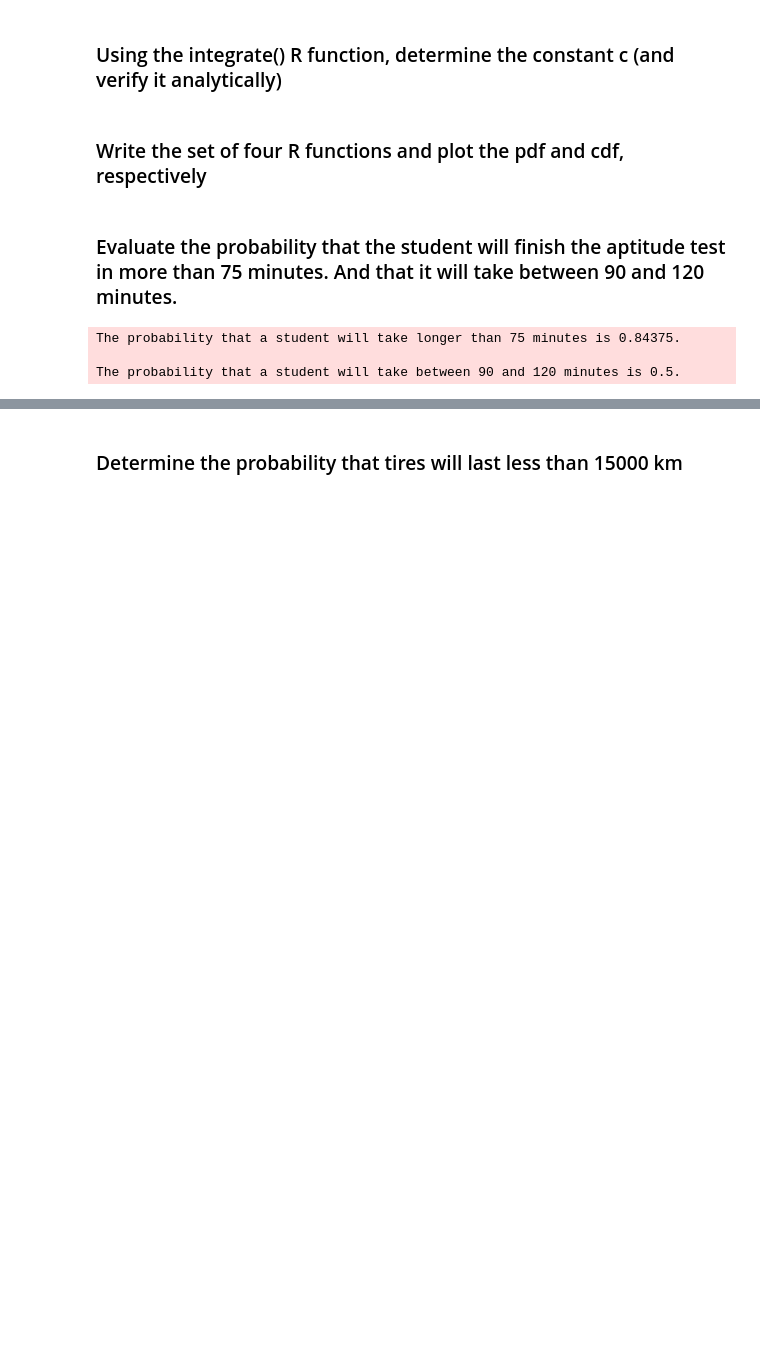
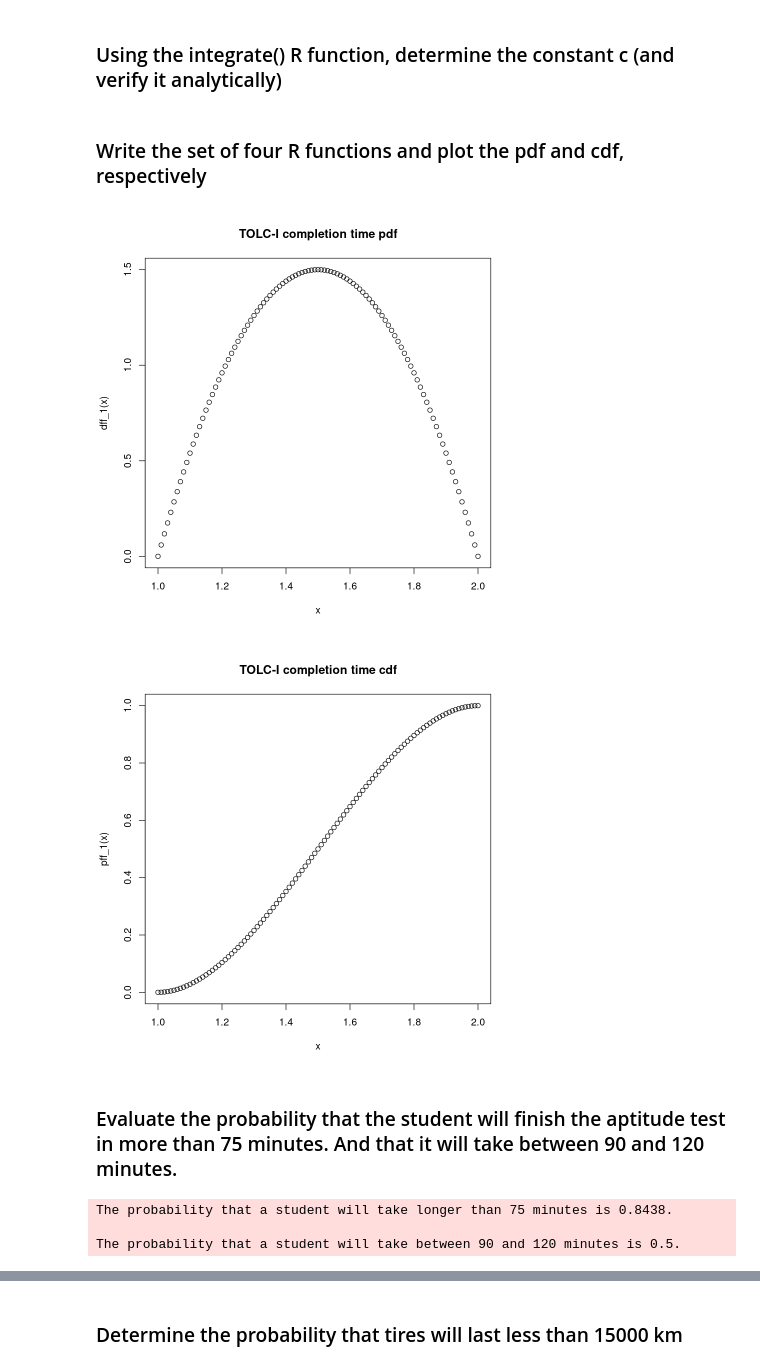
Before and after one commit to eigen-carmona/AdvStats, a Jupyter notebook: lab2/ex2.ipynb, the cells around one changed output, grey strips where cells are left out. Cells and saved outputs as stored; diff of their text form; code cells hidden in the pictures; blank space fills up the shorter version.

```diff
--- a/lab2/ex2.ipynb
+++ b/lab2/ex2.ipynb
@@ -142,13 +149,29 @@ pff <- function(t){integrate(dff,1,t)$value}
+# %%
+dff_1 <- function(t){c_num*g(t)}
+pff_1 <- function(t){9*t**2-12*t+5-2*t**3}
+qff_1 <-function(t){
+    roots <- polyroot(c(5-t,-12,9,-2))
+    good_root_index <- Re(roots) >= 1 & Re(roots) <= 2
+    return(Re(roots[good_root_index]))
+    }
+rff_1 <- function(n){qff_1(runif(n))}
+# %%
+x <- seq(1,2,0.01)
+plot(x,dff_1(x),main = 'TOLC-I completion time pdf')
+plot(x,pff_1(x),main = 'TOLC-I completion time cdf')
+# %% [output]
+[figure, added]
+[figure, added]
 # %% [markdown]
 ### Evaluate the probability that the student will finish the aptitude test in more than 75 minutes. And that it will take between 90 and 120 minutes.
 # %%
-p_gt_75 <- 1 - pff(1.25)
-p_bt_90_120 <- pff(2) - pff(1.5)
+p_gt_75 <- 1 - pff_1(1.25)
+p_bt_90_120 <- pff_1(2) - pff_1(1.5)
 
-message('The probability that a student will take longer than 75 minutes is ',p_gt_75,'.')
-message('The probability that a student will take between 90 and 120 minutes is ',p_bt_90_120,'.')
+message('The probability that a student will take longer than 75 minutes is ',round(p_gt_75,4),'.')
+message('The probability that a student will take between 90 and 120 minutes is ',round(p_bt_90_120,4),'.')
 # %% [output]
-The probability that a student will take longer than 75 minutes is 0.84375.
+The probability that a student will take longer than 75 minutes is 0.8438.
 
 The probability that a student will take between 90 and 120 minutes is 0.5.
 # %% [markdown]
```
Also changed, not shown: parts of 11 cells of this notebook.
